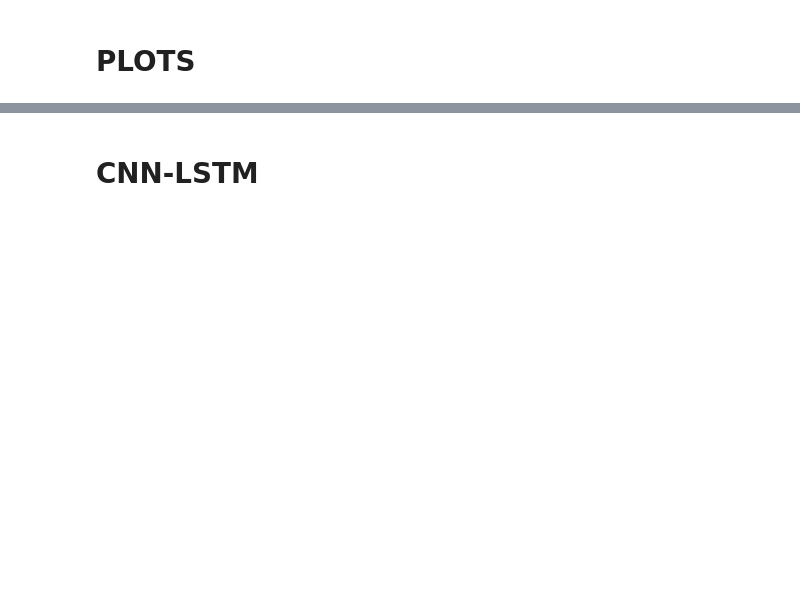
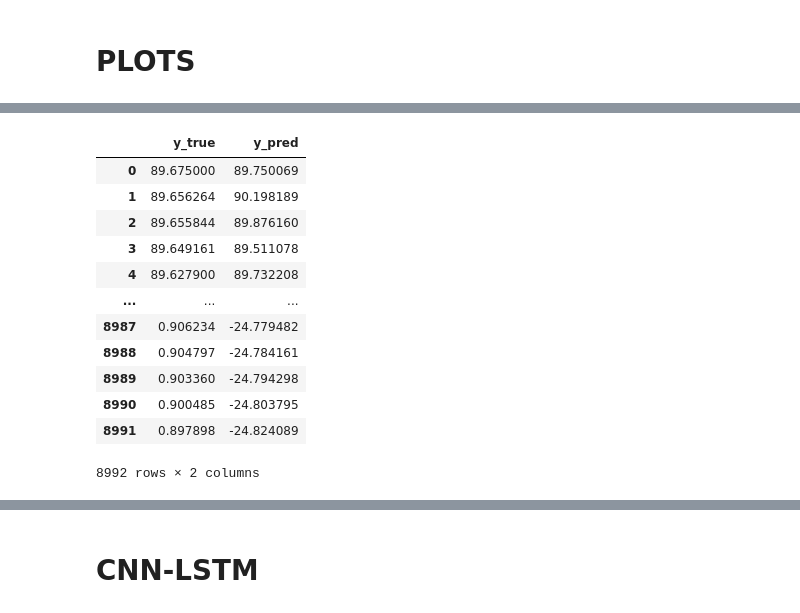
Before and after one commit to pierredm1/4th-Year-Imperial-Thesis, a Jupyter notebook: notebooks/Complete Model Testing Skeleton.ipynb, the cells around one changed output, grey strips where cells are left out. Saved outputs shown, nothing was run; the diff lists cells and outputs as text; code cells hidden in the pictures; blank space fills up the shorter version.

```diff
--- a/notebooks/Complete Model Testing Skeleton.ipynb
+++ b/notebooks/Complete Model Testing Skeleton.ipynb
@@ -361,0 +541,16 @@ plt.show()
+# %%
+results_RNN_1
+# %% [output]
+|  | y_true | y_pred |
+| 0 | 89.675000 | 89.750069 |
+| 1 | 89.656264 | 90.198189 |
+| 2 | 89.655844 | 89.876160 |
+| 3 | 89.649161 | 89.511078 |
+| 4 | 89.627900 | 89.732208 |
+| ... | ... | ... |
+| 8987 | 0.906234 | -24.779482 |
+| 8988 | 0.904797 | -24.784161 |
+| 8989 | 0.903360 | -24.794298 |
+| 8990 | 0.900485 | -24.803795 |
+| 8991 | 0.897898 | -24.824089 |
+8992 rows × 2 columns
```
Also changed, not shown: parts of 81 cells of this notebook, 3 other files.
